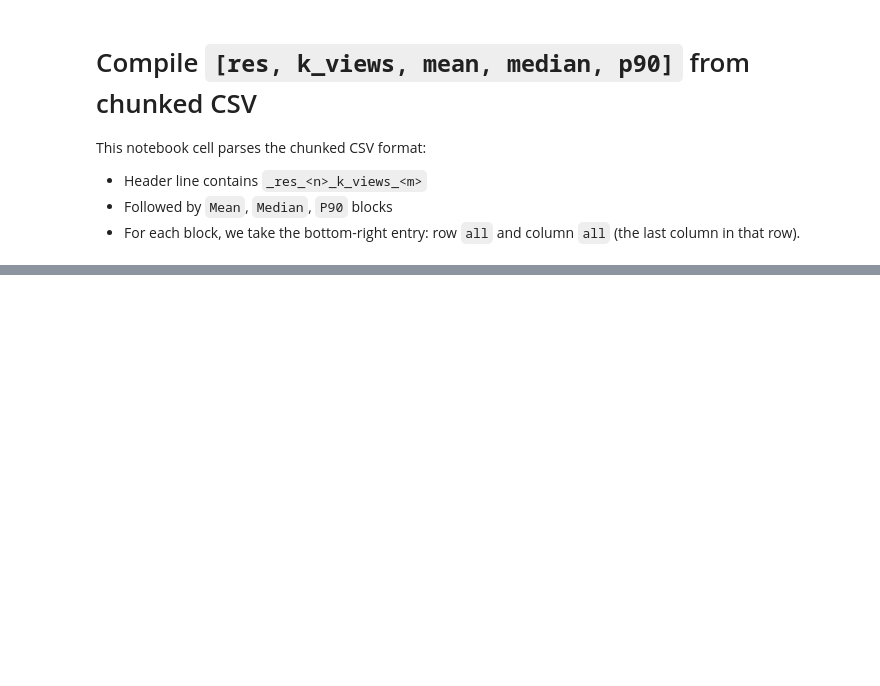
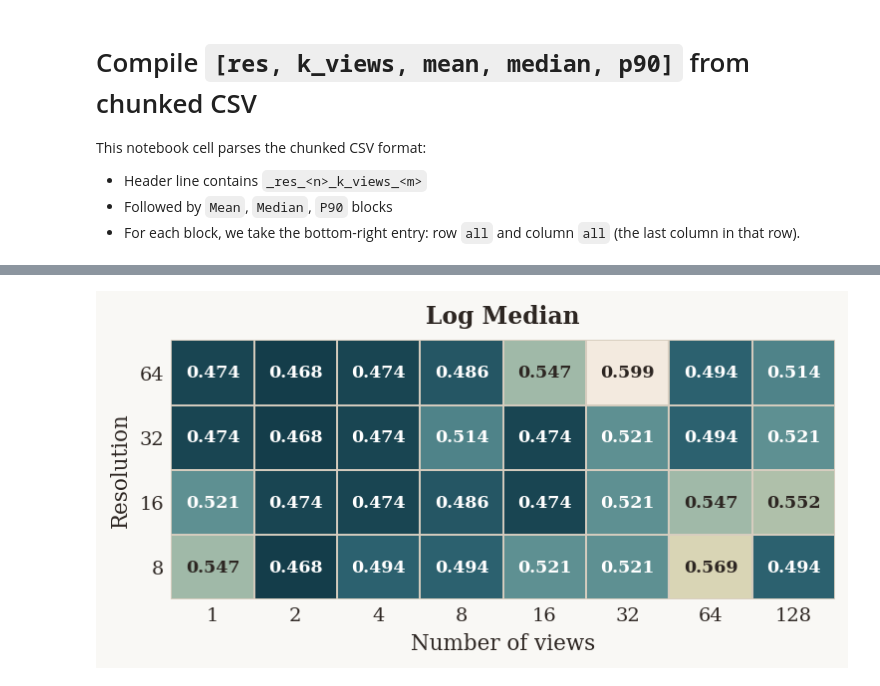
Before and after one commit to BradWangW/GeoPAS, a Jupyter notebook: robustness_over_budget.ipynb, the cells around one changed output, grey strips where cells are left out. Saved outputs shown, nothing was run; the diff lists cells and outputs as text; code cells hidden in the pictures; blank space fills up the shorter version.

```diff
--- a/robustness_over_budget.ipynb
+++ b/robustness_over_budget.ipynb
@@ -207,0 +315,4 @@ plt.show()
+# %%
+plot_heatmap_with_labels("log_median", "Log Median")
+# %% [output]
+[figure, added]
```
Also changed, not shown: parts of 7 cells of this notebook, 15 other files.
